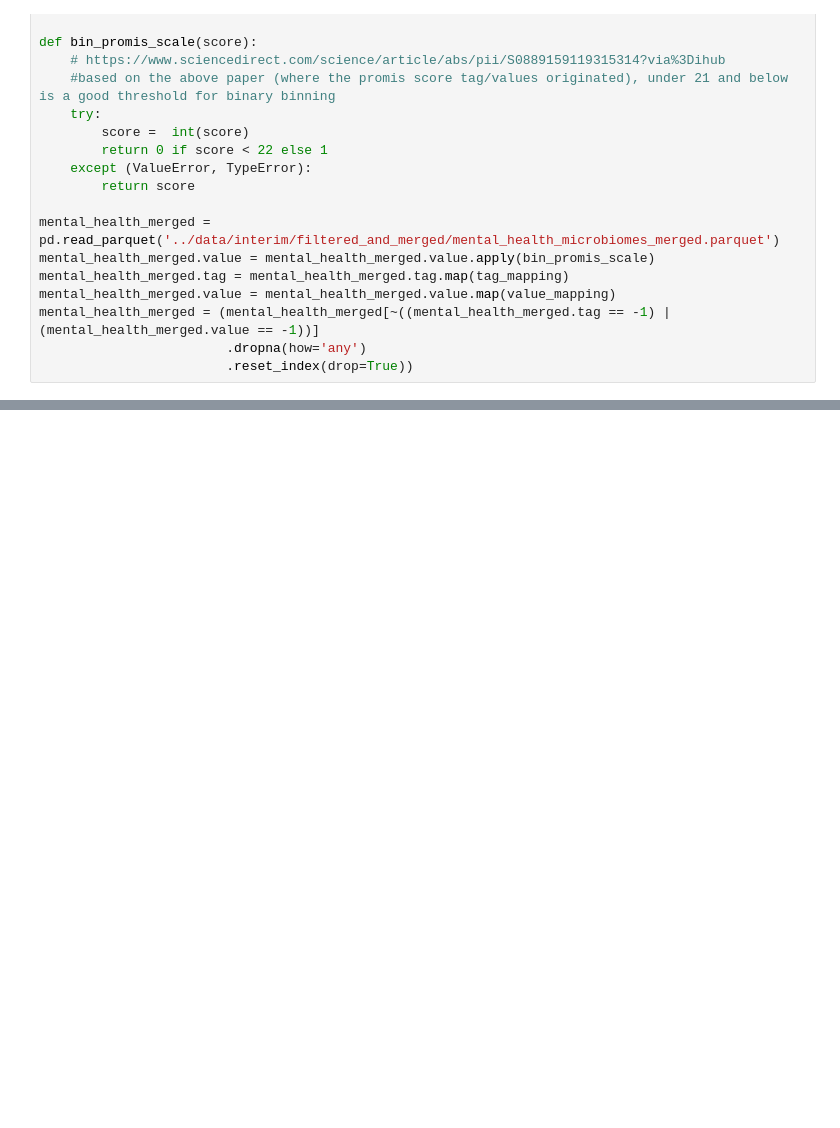
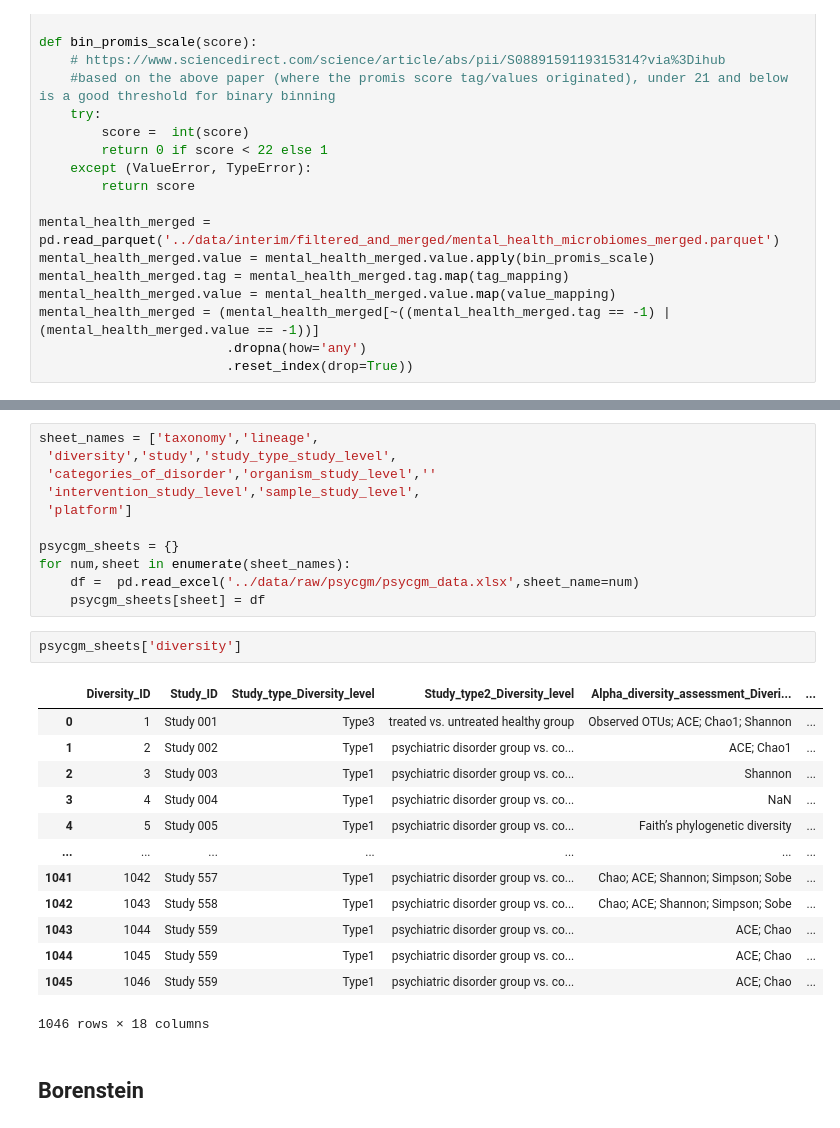
Before and after one commit to helloimfrei/gut-atlas, a Jupyter notebook: notebooks/create_datasets.ipynb, the cells around one changed output, grey strips where cells are left out. Cells and saved outputs as stored; diff of their text form; blank space fills up the shorter version.

```diff
--- a/notebooks/create_datasets.ipynb
+++ b/notebooks/create_datasets.ipynb
@@ -213,0 +234,29 @@ finished 68
+# %%
+sheet_names = ['taxonomy','lineage',
+ 'diversity','study','study_type_study_level',
+ 'categories_of_disorder','organism_study_level',''
+ 'intervention_study_level','sample_study_level',
+ 'platform']
+
+psycgm_sheets = {}
+for num,sheet in enumerate(sheet_names):
+    df =  pd.read_excel('../data/raw/psycgm/psycgm_data.xlsx',sheet_name=num)
+    psycgm_sheets[sheet] = df
+# %%
+psycgm_sheets['diversity']
+# %% [output]
+|  | Diversity_ID | Study_ID | Study_type_Diversity_level | Study_type2_Diversity_level | Alpha_diversity_assessment_Diveri... | ... |
+| 0 | 1 | Study 001 | Type3 | treated vs. untreated healthy group | Observed OTUs; ACE; Chao1; Shannon | ... |
+| 1 | 2 | Study 002 | Type1 | psychiatric disorder group vs. co... | ACE; Chao1 | ... |
+| 2 | 3 | Study 003 | Type1 | psychiatric disorder group vs. co... | Shannon | ... |
+| 3 | 4 | Study 004 | Type1 | psychiatric disorder group vs. co... | NaN | ... |
+| 4 | 5 | Study 005 | Type1 | psychiatric disorder group vs. co... | Faith’s phylogenetic diversity | ... |
+| ... | ... | ... | ... | ... | ... | ... |
+| 1041 | 1042 | Study 557 | Type1 | psychiatric disorder group vs. co... | Chao; ACE; Shannon; Simpson; Sobe | ... |
+| 1042 | 1043 | Study 558 | Type1 | psychiatric disorder group vs. co... | Chao; ACE; Shannon; Simpson; Sobe | ... |
+| 1043 | 1044 | Study 559 | Type1 | psychiatric disorder group vs. co... | ACE; Chao | ... |
+| 1044 | 1045 | Study 559 | Type1 | psychiatric disorder group vs. co... | ACE; Chao | ... |
+| 1045 | 1046 | Study 559 | Type1 | psychiatric disorder group vs. co... | ACE; Chao | ... |
+1046 rows × 18 columns
+# %% [markdown]
+## Borenstein
```
Also changed, not shown: parts of 12 cells of this notebook, 11 other files.
